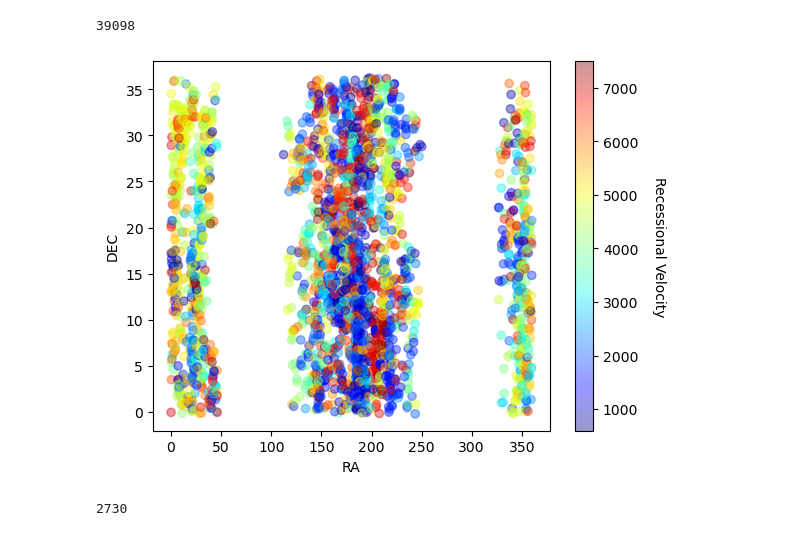
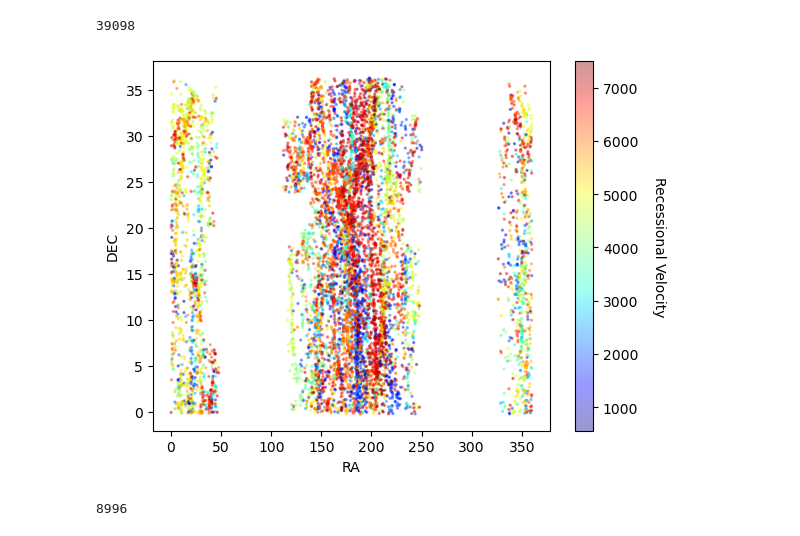
Before and after one commit to EvanBarkus/WISESize_Project, a Jupyter notebook: NSF_Figure.ipynb, the cells around one changed output. Drawn from its saved outputs; the diff is of its cells as text; code cells hidden in the pictures.

```diff
--- a/NSF_Figure.ipynb
+++ b/NSF_Figure.ipynb
@@ -90,22 +94,22 @@ cbar.set_label('Recessional Velocity',rotation=270,labelpad=20)
 # %%
-cosmos_selection = (cosmos['Z']>0.002) & (cosmos['Z']<0.025) & (cosmos['PETROTH90']>6.5) & (cosmos['SNR']>20)
+cosmos_selection = (cosmos['Z']>0.002) & (cosmos['Z']<0.025) & (cosmos['SNR']>20 & (cosmos['petroRad_r']>6.5))
 print(len(cosmos_selection))
 # %% [output]
 39098
 # %%
 ra_cosmos = cosmos['RAdeg_Use'][cosmos_selection]
 dec_cosmos = cosmos['DECdeg_Use'][cosmos_selection]
 ccode = cosmos['Vhelio'][cosmos_selection]
 
-plt.scatter(ra_cosmos,dec_cosmos,c=ccode,cmap='jet',alpha=0.4)
+plt.scatter(ra_cosmos,dec_cosmos,c=ccode,cmap='jet',alpha=0.4,s=2)
 plt.xlabel('RA')
 plt.ylabel('DEC')
 #plt.xlim(110,250)
 cbar = plt.colorbar() # Adds a colorbar
 cbar.set_label('Recessional Velocity',rotation=270,labelpad=20)
 # %% [output]
-[figure, old version]
+[figure, new version]
 # %%
 print(len(ra_cosmos))
 # %% [output]
-2730
+8996
```
Also changed, not shown: parts of 11 cells of this notebook.
